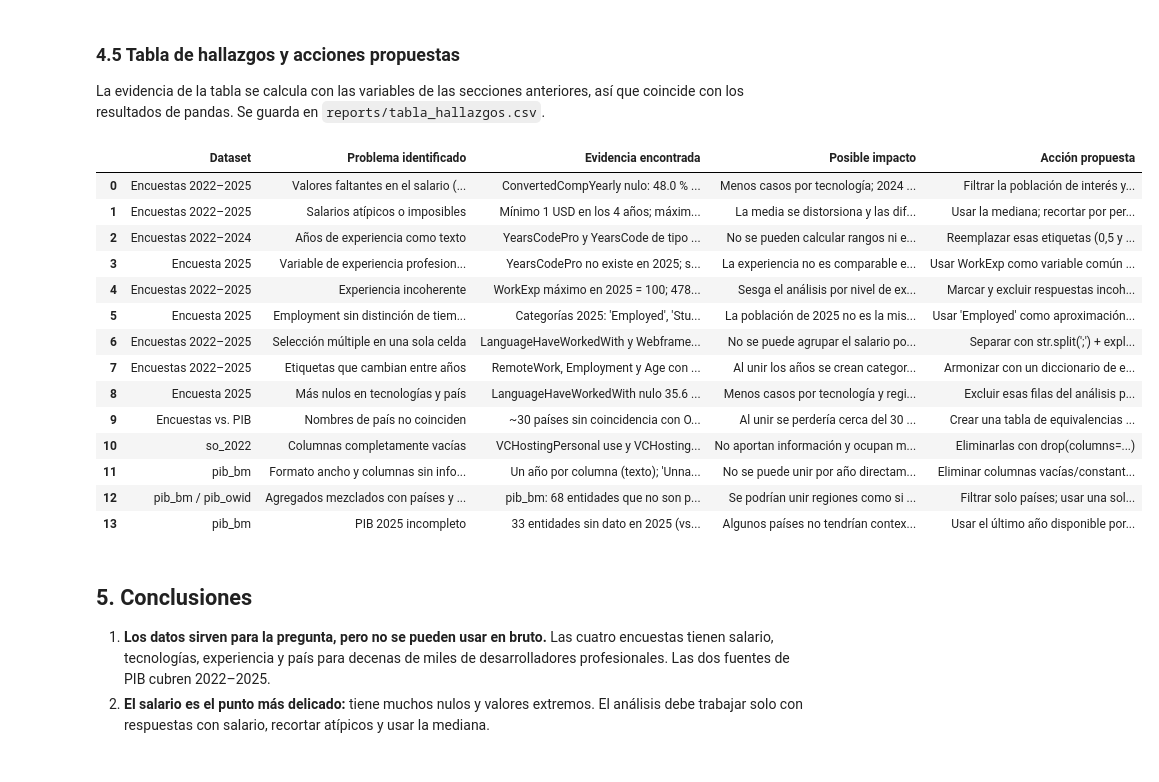
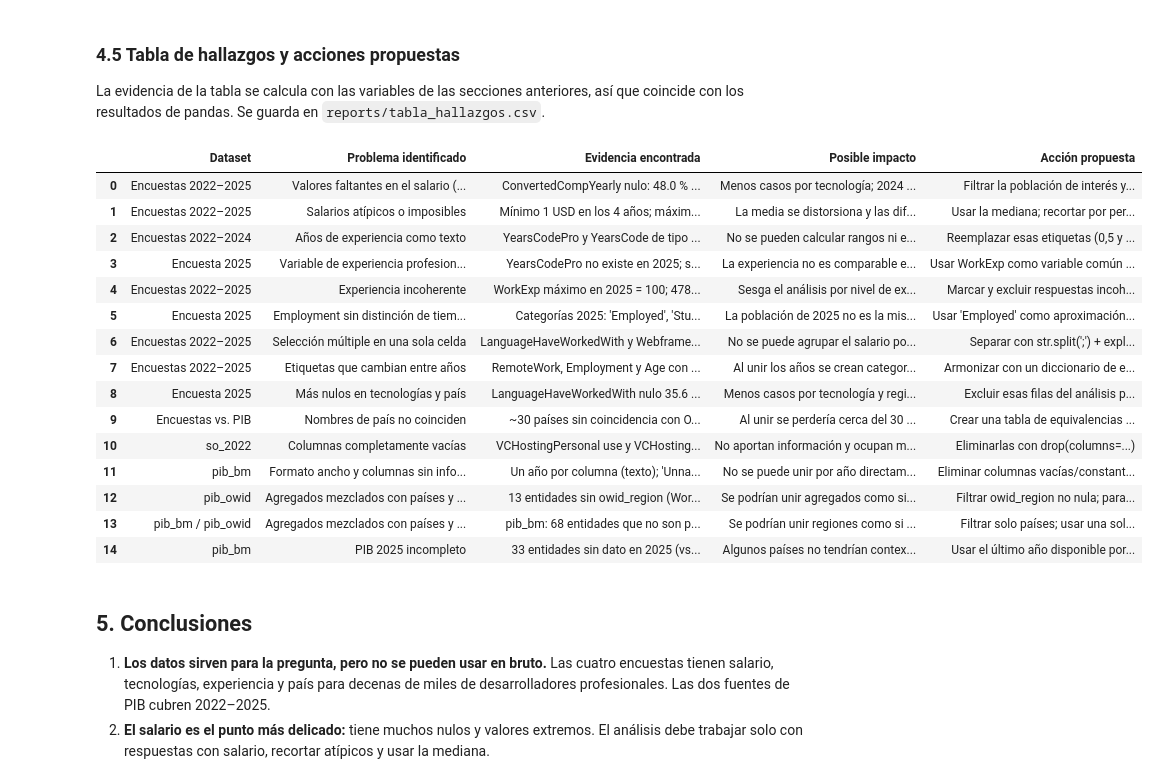
Before and after one commit to Pafuna08/salarios-tecnologias-desarrolladores, a Jupyter notebook: notebooks/diagnostico_calidad.ipynb, the cells around one changed output. Cells and saved outputs as stored; diff of their text form; code cells hidden in the pictures.

Commit message:
docs: hallazgos de calidad resumidos por cada dataset
Agrega al informe un resumen por dataset y en la tabla de hallazgos una fila propia para pib_owid.

```diff
--- a/notebooks/diagnostico_calidad.ipynb
+++ b/notebooks/diagnostico_calidad.ipynb
@@ -1285,35 +1285,41 @@ hallazgos = pd.DataFrame([
      "Un año por columna (texto); 'Unnamed: 70' vacía; Indicator Name/Code constantes",
      "No se puede unir por año directamente",
      "Eliminar columnas vacías/constantes; pasar a formato largo con melt y convertir el año a int"],
+    ["pib_owid", "Agregados mezclados con países y menor cobertura reciente",
+     f"{pib_owid.loc[pib_owid['owid_region'].isna(), 'entity'].nunique()} entidades sin owid_region (World, regiones, niveles de ingreso); "
+     f"{int((pib_owid['year'] == 2025).sum())} entidades con dato en 2025 vs. {int((pib_owid['year'] == 2022).sum())} en 2022",
+     "Se podrían unir agregados como si fueran países; algunos países quedarían sin PIB en 2025",
+     "Filtrar owid_region no nula; para 2025 usar el último año disponible por país"],
     ["pib_bm / pib_owid", "Agregados mezclados con países y unidades distintas",
      f"pib_bm: {len(agregados_bm)} entidades que no son países de OWID; OWID usa USD PPA constantes 2021 y BM USD PPA corrientes",
      "Se podrían unir regiones como si fueran países o mezclar unidades",
      "Filtrar solo países; usar una sola fuente (OWID) como principal y BM como contraste"],
     ["pib_bm", "PIB 2025 incompleto",
      f"{int(pib_bm['2025'].isna().sum())} entidades sin dato en 2025 (vs. {int(pib_bm['2022'].isna().sum())} en 2022)",
      "Algunos países no tendrían contexto económico en 2025",
      "Usar el último año disponible por país y documentarlo"],
 ], columns=["Dataset", "Problema identificado", "Evidencia encontrada", "Posible impacto", "Acción propuesta"])
 
 hallazgos.to_csv(REPORTS / "tabla_hallazgos.csv", index=False, encoding="utf-8")
 with pd.option_context("display.max_colwidth", None):
     display(hallazgos)
 # %% [output]
 |  | Dataset | Problema identificado | Evidencia encontrada | Posible impacto | Acción propuesta |
 | 0 | Encuestas 2022–2025 | Valores faltantes en el salario (... | ConvertedCompYearly nulo: 48.0 % ... | Menos casos por tecnología; 2024 ... | Filtrar la población de interés y... |
 | 1 | Encuestas 2022–2025 | Salarios atípicos o imposibles | Mínimo 1 USD en los 4 años; máxim... | La media se distorsiona y las dif... | Usar la mediana; recortar por per... |
 | 2 | Encuestas 2022–2024 | Años de experiencia como texto | YearsCodePro y YearsCode de tipo ... | No se pueden calcular rangos ni e... | Reemplazar esas etiquetas (0,5 y ... |
 | 3 | Encuesta 2025 | Variable de experiencia profesion... | YearsCodePro no existe en 2025; s... | La experiencia no es comparable e... | Usar WorkExp como variable común ... |
 | 4 | Encuestas 2022–2025 | Experiencia incoherente | WorkExp máximo en 2025 = 100; 478... | Sesga el análisis por nivel de ex... | Marcar y excluir respuestas incoh... |
 | 5 | Encuesta 2025 | Employment sin distinción de tiem... | Categorías 2025: 'Employed', 'Stu... | La población de 2025 no es la mis... | Usar 'Employed' como aproximación... |
 | 6 | Encuestas 2022–2025 | Selección múltiple en una sola celda | LanguageHaveWorkedWith y Webframe... | No se puede agrupar el salario po... | Separar con str.split(';') + expl... |
 | 7 | Encuestas 2022–2025 | Etiquetas que cambian entre años | RemoteWork, Employment y Age con ... | Al unir los años se crean categor... | Armonizar con un diccionario de e... |
 | 8 | Encuesta 2025 | Más nulos en tecnologías y país | LanguageHaveWorkedWith nulo 35.6 ... | Menos casos por tecnología y regi... | Excluir esas filas del análisis p... |
 | 9 | Encuestas vs. PIB | Nombres de país no coinciden | ~30 países sin coincidencia con O... | Al unir se perdería cerca del 30 ... | Crear una tabla de equivalencias ... |
 | 10 | so_2022 | Columnas completamente vacías | VCHostingPersonal use y VCHosting... | No aportan información y ocupan m... | Eliminarlas con drop(columns=...) |
 | 11 | pib_bm | Formato ancho y columnas sin info... | Un año por columna (texto); 'Unna... | No se puede unir por año directam... | Eliminar columnas vacías/constant... |
-| 12 | pib_bm / pib_owid | Agregados mezclados con países y ... | pib_bm: 68 entidades que no son p... | Se podrían unir regiones como si ... | Filtrar solo países; usar una sol... |
-| 13 | pib_bm | PIB 2025 incompleto | 33 entidades sin dato en 2025 (vs... | Algunos países no tendrían contex... | Usar el último año disponible por... |
+| 12 | pib_owid | Agregados mezclados con países y ... | 13 entidades sin owid_region (Wor... | Se podrían unir agregados como si... | Filtrar owid_region no nula; para... |
+| 13 | pib_bm / pib_owid | Agregados mezclados con países y ... | pib_bm: 68 entidades que no son p... | Se podrían unir regiones como si ... | Filtrar solo países; usar una sol... |
+| 14 | pib_bm | PIB 2025 incompleto | 33 entidades sin dato en 2025 (vs... | Algunos países no tendrían contex... | Usar el último año disponible por... |
 # %% [markdown]
 ## 5. Conclusiones
 
```
Also changed, not shown: 2 other files.
